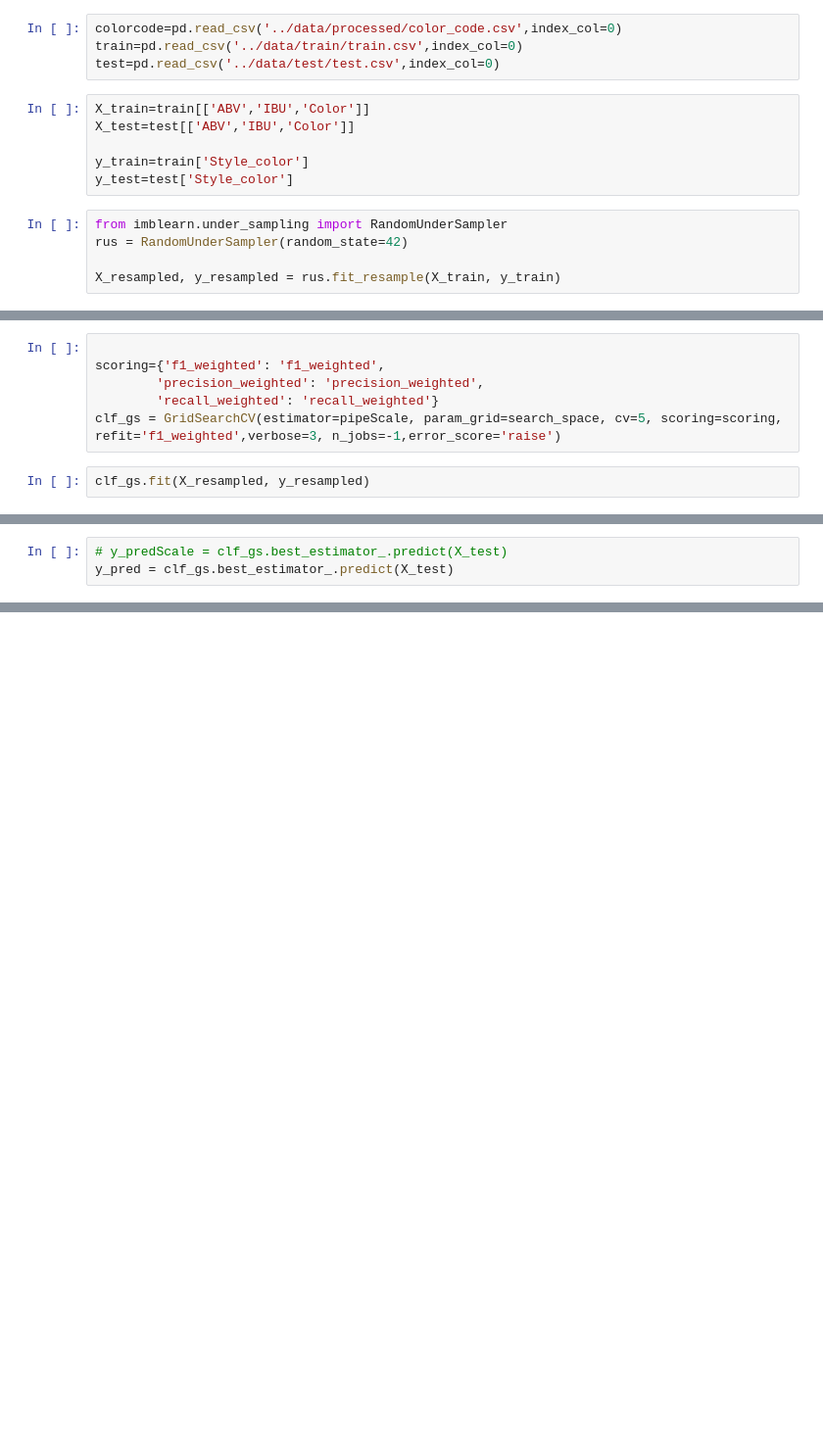
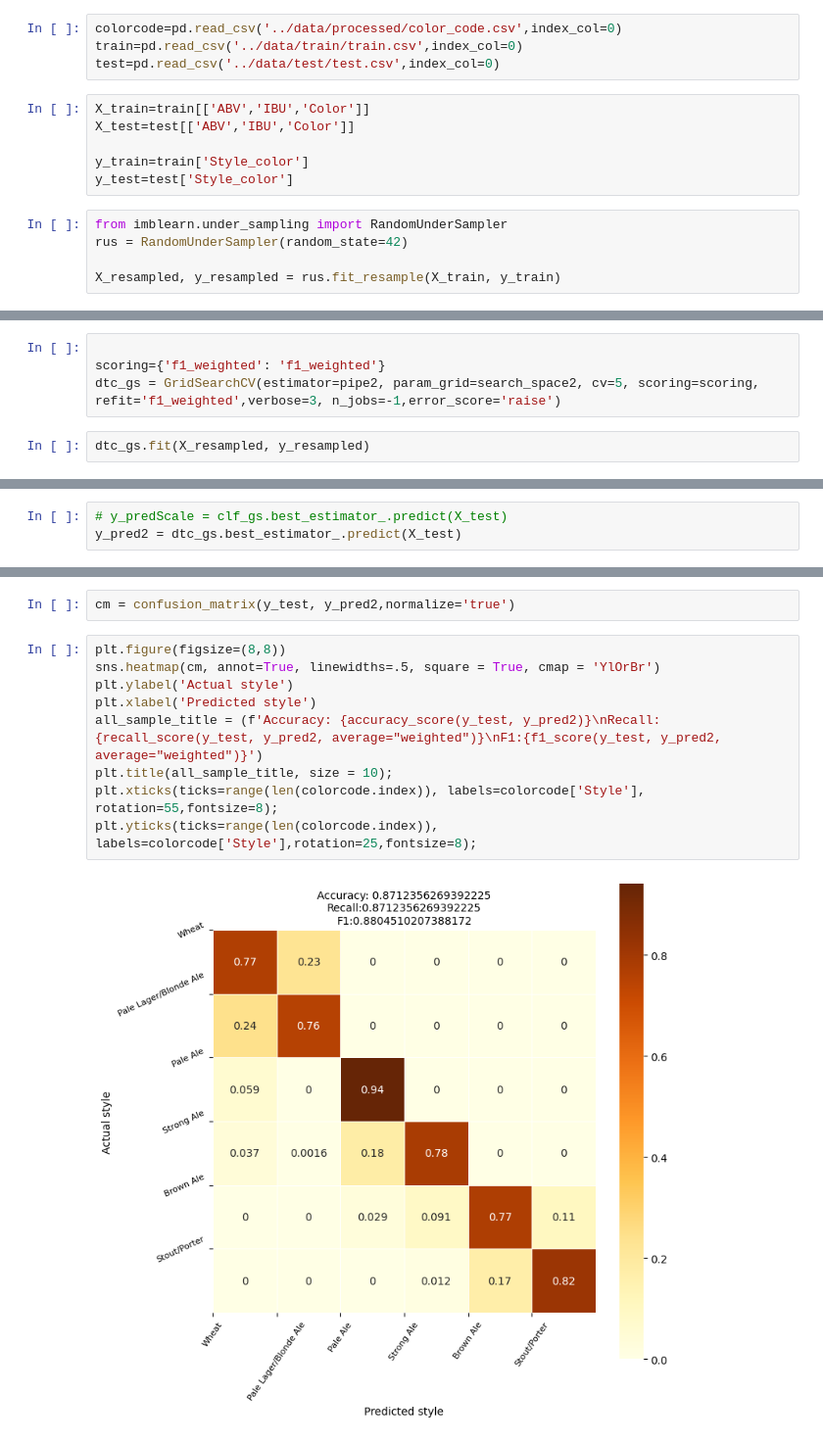
Before and after one commit to agui968/Predicting-Beer-Styles-with-Machine-Learning, a Jupyter notebook: notebooks/06Entrenamiento_evaluacionGS2.ipynb, the cells around one changed output, grey strips where cells are left out. Shown: that part at 98% size. Cells and saved outputs as stored; diff of their text form; blank space fills up the shorter version.

```diff
--- a/notebooks/06Entrenamiento_evaluacionGS2.ipynb
+++ b/notebooks/06Entrenamiento_evaluacionGS2.ipynb
@@ -90,8 +78,6 @@ search_space = [
 # %%
 
-scoring={'f1_weighted': 'f1_weighted',
-        'precision_weighted': 'precision_weighted',
-        'recall_weighted': 'recall_weighted'}
-clf_gs = GridSearchCV(estimator=pipeScale, param_grid=search_space, cv=5, scoring=scoring, refit='f1_weighted',verbose=3, n_jobs=-1,error_score='raise')
+scoring={'f1_weighted': 'f1_weighted'}
+dtc_gs = GridSearchCV(estimator=pipe2, param_grid=search_space2, cv=5, scoring=scoring, refit='f1_weighted',verbose=3, n_jobs=-1,error_score='raise')
 # %%
-clf_gs.fit(X_resampled, y_resampled)
+dtc_gs.fit(X_resampled, y_resampled)
@@ -102,5 +108,5 @@ print(clf_gs.best_params_)
 # %%
 # y_predScale = clf_gs.best_estimator_.predict(X_test)
-y_pred = clf_gs.best_estimator_.predict(X_test)
+y_pred2 = dtc_gs.best_estimator_.predict(X_test)
 # %%
 
@@ -111,0 +123,13 @@ print('recall_score',recall_score(y_pred,y_test, average='weighted'))
+# %%
+cm = confusion_matrix(y_test, y_pred2,normalize='true')
+# %%
+plt.figure(figsize=(8,8))
+sns.heatmap(cm, annot=True, linewidths=.5, square = True, cmap = 'YlOrBr')
+plt.ylabel('Actual style')
+plt.xlabel('Predicted style')
+all_sample_title = (f'Accuracy: {accuracy_score(y_test, y_pred2)}\nRecall:{recall_score(y_test, y_pred2, average="weighted")}\nF1:{f1_score(y_test, y_pred2, average="weighted")}')
+plt.title(all_sample_title, size = 10);
+plt.xticks(ticks=range(len(colorcode.index)), labels=colorcode['Style'], rotation=55,fontsize=8);
+plt.yticks(ticks=range(len(colorcode.index)), labels=colorcode['Style'],rotation=25,fontsize=8);
+# %% [output]
+[figure, added]
```
Also changed, not shown: parts of 19 cells of this notebook, 4 other files.
